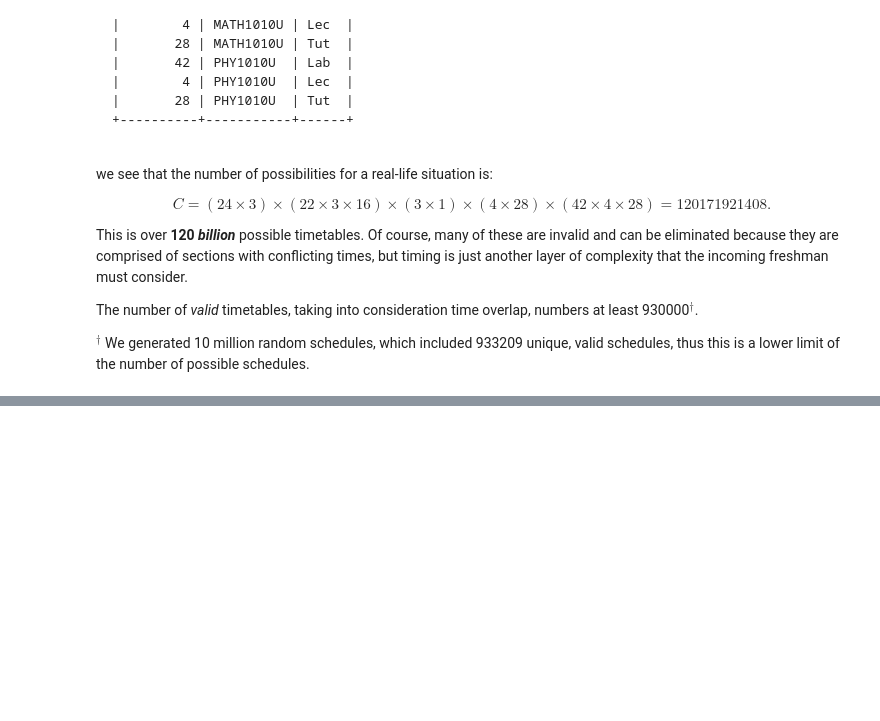
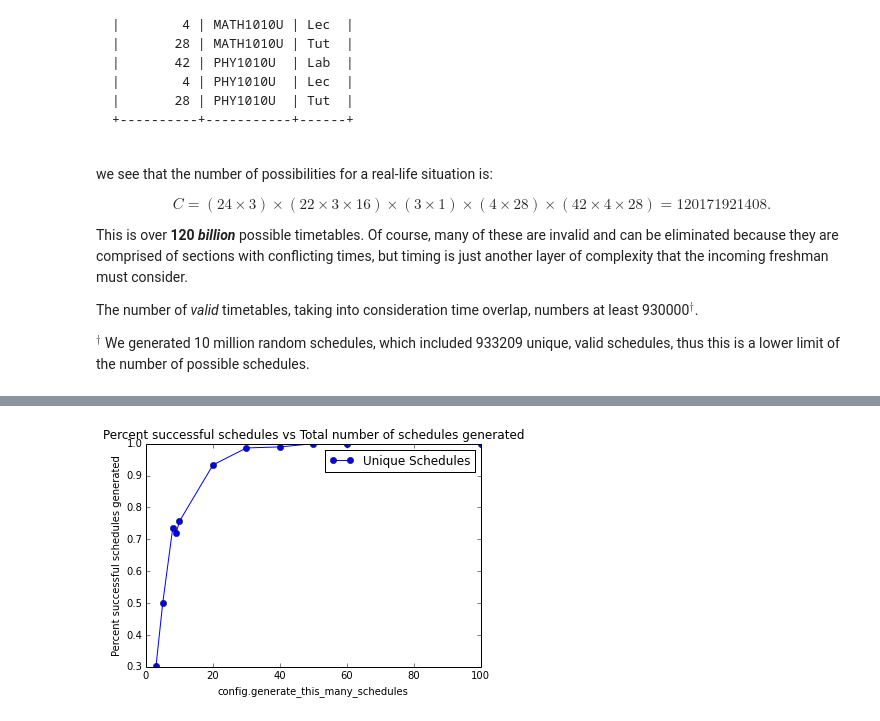
Before and after one commit to millskyle/Interval-Scheduling-Algorithm-with-Applied-Constraints, a Jupyter notebook: documentation/Explanation.ipynb, the cells around one changed output, grey strips where cells are left out. Saved outputs shown, nothing was run; the diff lists cells and outputs as text; code cells hidden in the pictures; blank space fills up the shorter version.

```diff
--- a/documentation/Explanation.ipynb
+++ b/documentation/Explanation.ipynb
@@ -61,17 +62,3 @@ The number of _valid_ timetables, taking into consideration time overlap, number
 
 
 $^\dagger$ We generated 10 million random schedules, which included 933209 unique, valid schedules, thus this is a lower limit of the number of possible schedules.
-# %%
-import pylab
-
-
-
-datalist = [ ( pylab.loadtxt(filename), label ) for filename, label in list_of_files ]
-
-for data, label in datalist:
-    pylab.plot( data[:,0], data[:,1], label=label )
-
-pylab.legend()
-pylab.title("Title of Plot")
-pylab.xlabel("X Axis Label")
-pylab.ylabel("Y Axis Label")
@@ -79,0 +77,23 @@ NameError: name 'list_of_files' is not defined
+# %%
+%matplotlib inline
+import pylab
+from matplotlib import pyplot as plt
+
+list_of_files = [["data/max_attempts.dat", "Unique Schedules"]]
+
+datalist = [ ( pylab.loadtxt(filename), label ) for filename, label in list_of_files ]
+
+for data, label in datalist:
+    plt.plot(data[:,0] , data[:,1]/300., 'o-', label=label )
+    #pylab.plot( data[:,0], data[:,1], label=label )
+
+
+
+plt.legend()
+plt.title("Percent successful schedules vs Total number of schedules generated")
+plt.xlabel("config.generate_this_many_schedules")
+plt.ylabel("Percent successful schedules generated")
+plt.show()
+#pylab.show()
+# %% [output]
+[figure, added]
```
Also changed, not shown: parts of 4 cells of this notebook.
